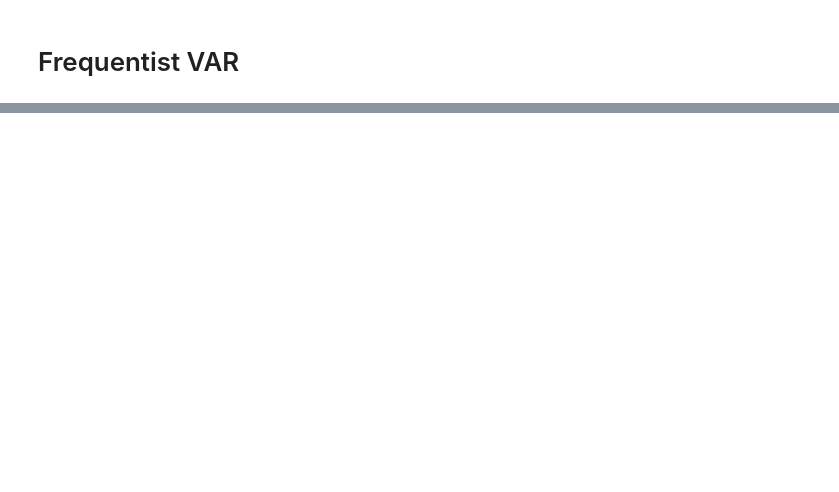
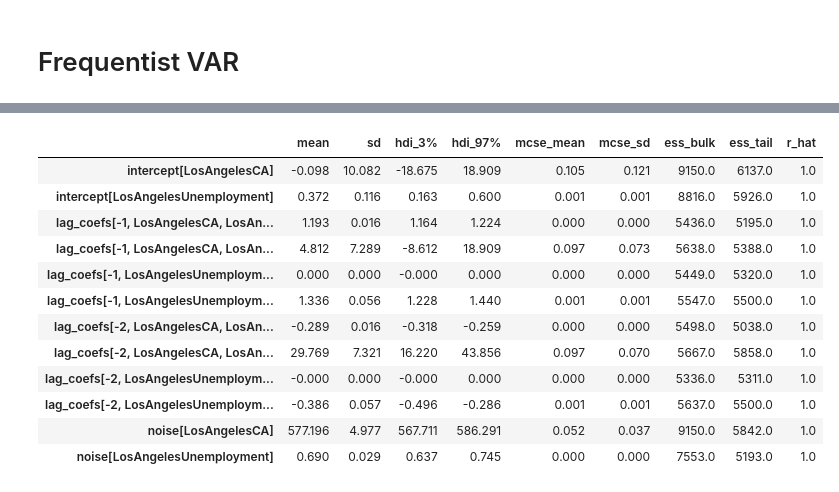
Before and after one commit to jl-haystacks/hackstack-ai-project-3-group1, a Jupyter notebook: Bayesian Vector Autoregression Modeling.ipynb, the cells around one changed output, grey strips where cells are left out. Cells and saved outputs as stored; diff of their text form; code cells hidden in the pictures; blank space fills up the shorter version.

```diff
--- a/Bayesian Vector Autoregression Modeling.ipynb
+++ b/Bayesian Vector Autoregression Modeling.ipynb
@@ -268,0 +196,16 @@ az.summary(trace)
+# %%
+BVAR_model.summary()
+# %% [output]
+|  | mean | sd | hdi_3% | hdi_97% | mcse_mean | mcse_sd | ess_bulk | ess_tail | r_hat |
+| intercept[LosAngelesCA] | -0.098 | 10.082 | -18.675 | 18.909 | 0.105 | 0.121 | 9150.0 | 6137.0 | 1.0 |
+| intercept[LosAngelesUnemployment] | 0.372 | 0.116 | 0.163 | 0.600 | 0.001 | 0.001 | 8816.0 | 5926.0 | 1.0 |
+| lag_coefs[-1, LosAngelesCA, LosAn... | 1.193 | 0.016 | 1.164 | 1.224 | 0.000 | 0.000 | 5436.0 | 5195.0 | 1.0 |
+| lag_coefs[-1, LosAngelesCA, LosAn... | 4.812 | 7.289 | -8.612 | 18.909 | 0.097 | 0.073 | 5638.0 | 5388.0 | 1.0 |
+| lag_coefs[-1, LosAngelesUnemploym... | 0.000 | 0.000 | -0.000 | 0.000 | 0.000 | 0.000 | 5449.0 | 5320.0 | 1.0 |
+| lag_coefs[-1, LosAngelesUnemploym... | 1.336 | 0.056 | 1.228 | 1.440 | 0.001 | 0.001 | 5547.0 | 5500.0 | 1.0 |
+| lag_coefs[-2, LosAngelesCA, LosAn... | -0.289 | 0.016 | -0.318 | -0.259 | 0.000 | 0.000 | 5498.0 | 5038.0 | 1.0 |
+| lag_coefs[-2, LosAngelesCA, LosAn... | 29.769 | 7.321 | 16.220 | 43.856 | 0.097 | 0.070 | 5667.0 | 5858.0 | 1.0 |
+| lag_coefs[-2, LosAngelesUnemploym... | -0.000 | 0.000 | -0.000 | 0.000 | 0.000 | 0.000 | 5336.0 | 5311.0 | 1.0 |
+| lag_coefs[-2, LosAngelesUnemploym... | -0.386 | 0.057 | -0.496 | -0.286 | 0.001 | 0.001 | 5637.0 | 5500.0 | 1.0 |
+| noise[LosAngelesCA] | 577.196 | 4.977 | 567.711 | 586.291 | 0.052 | 0.037 | 9150.0 | 5842.0 | 1.0 |
+| noise[LosAngelesUnemployment] | 0.690 | 0.029 | 0.637 | 0.745 | 0.000 | 0.000 | 7553.0 | 5193.0 | 1.0 |
```
Also changed, not shown: parts of 19 cells of this notebook, 1 other file.
